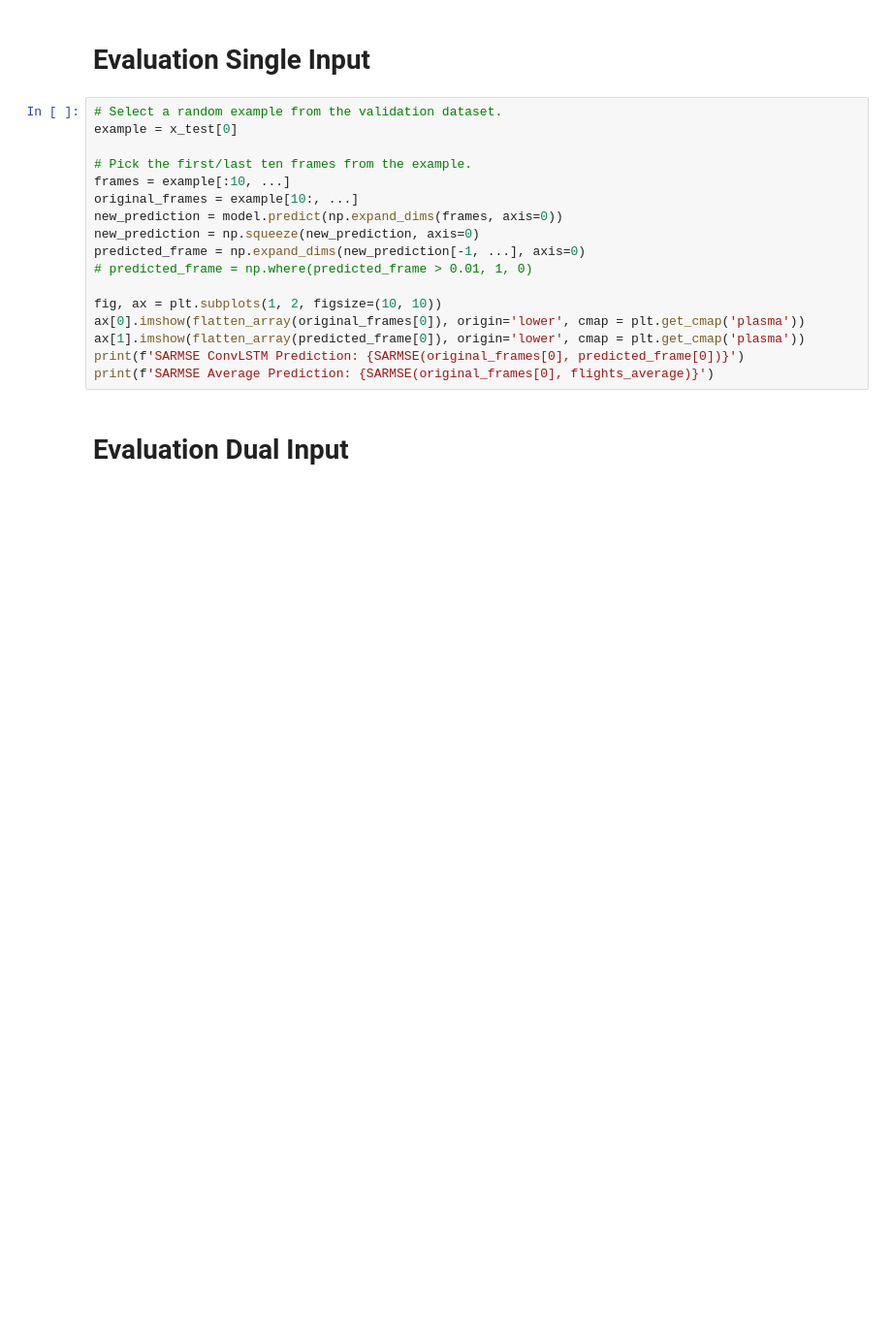
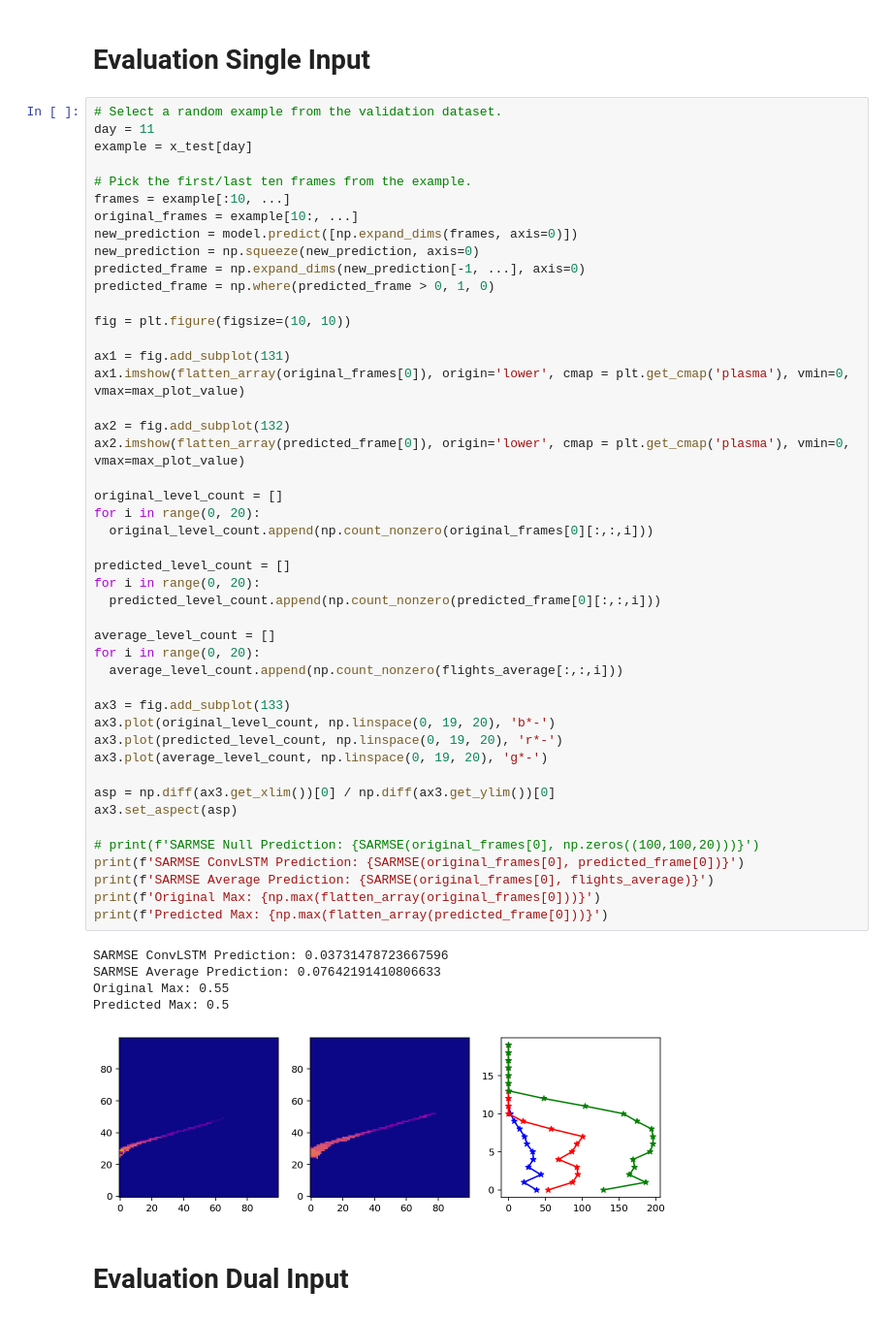
Before and after one commit to naguzmans/opportunistic-utm, a Jupyter notebook: conv_lstm_3d.ipynb, the cells around one changed output. Shown at 97% size. Drawn from its saved outputs; the diff is of its cells as text; blank space fills up the shorter version.

```diff
--- a/conv_lstm_3d.ipynb
+++ b/conv_lstm_3d.ipynb
@@ -770,21 +803,56 @@ plt.show()
 # Evaluation Single Input
 # %%
 # Select a random example from the validation dataset.
-example = x_test[0]
+day = 11
+example = x_test[day]
 
 # Pick the first/last ten frames from the example.
 frames = example[:10, ...]
 original_frames = example[10:, ...]
-new_prediction = model.predict(np.expand_dims(frames, axis=0))
+new_prediction = model.predict([np.expand_dims(frames, axis=0)])
 new_prediction = np.squeeze(new_prediction, axis=0)
 predicted_frame = np.expand_dims(new_prediction[-1, ...], axis=0)
-# predicted_frame = np.where(predicted_frame > 0.01, 1, 0)
+predicted_frame = np.where(predicted_frame > 0, 1, 0)
 
-fig, ax = plt.subplots(1, 2, figsize=(10, 10))
-ax[0].imshow(flatten_array(original_frames[0]), origin='lower', cmap = plt.get_cmap('plasma'))
-ax[1].imshow(flatten_array(predicted_frame[0]), origin='lower', cmap = plt.get_cmap('plasma'))
+fig = plt.figure(figsize=(10, 10))
+
+ax1 = fig.add_subplot(131)
+ax1.imshow(flatten_array(original_frames[0]), origin='lower', cmap = plt.get_cmap('plasma'), vmin=0, vmax=max_plot_value)
+
+ax2 = fig.add_subplot(132)
+ax2.imshow(flatten_array(predicted_frame[0]), origin='lower', cmap = plt.get_cmap('plasma'), vmin=0, vmax=max_plot_value)
+
+original_level_count = []
+for i in range(0, 20):
+  original_level_count.append(np.count_nonzero(original_frames[0][:,:,i]))
+
+predicted_level_count = []
+for i in range(0, 20):
+  predicted_level_count.append(np.count_nonzero(predicted_frame[0][:,:,i]))
+
+average_level_count = []
+for i in range(0, 20):
+  average_level_count.append(np.count_nonzero(flights_average[:,:,i]))
+
+ax3 = fig.add_subplot(133)
+ax3.plot(original_level_count, np.linspace(0, 19, 20), 'b*-')
+ax3.plot(predicted_level_count, np.linspace(0, 19, 20), 'r*-')
+ax3.plot(average_level_count, np.linspace(0, 19, 20), 'g*-')
+
+asp = np.diff(ax3.get_xlim())[0] / np.diff(ax3.get_ylim())[0]
+ax3.set_aspect(asp)
+
+# print(f'SARMSE Null Prediction: {SARMSE(original_frames[0], np.zeros((100,100,20)))}')
 print(f'SARMSE ConvLSTM Prediction: {SARMSE(original_frames[0], predicted_frame[0])}')
 print(f'SARMSE Average Prediction: {SARMSE(original_frames[0], flights_average)}')
+print(f'Original Max: {np.max(flatten_array(original_frames[0]))}')
+print(f'Predicted Max: {np.max(flatten_array(predicted_frame[0]))}')
+# %% [output]
+SARMSE ConvLSTM Prediction: 0.03731478723667596
+SARMSE Average Prediction: 0.07642191410806633
+Original Max: 0.55
+Predicted Max: 0.5
+[figure, added]
 # %% [markdown]
 # Evaluation Dual Input
 # %%
```
Also changed, not shown: parts of 22 cells of this notebook.
